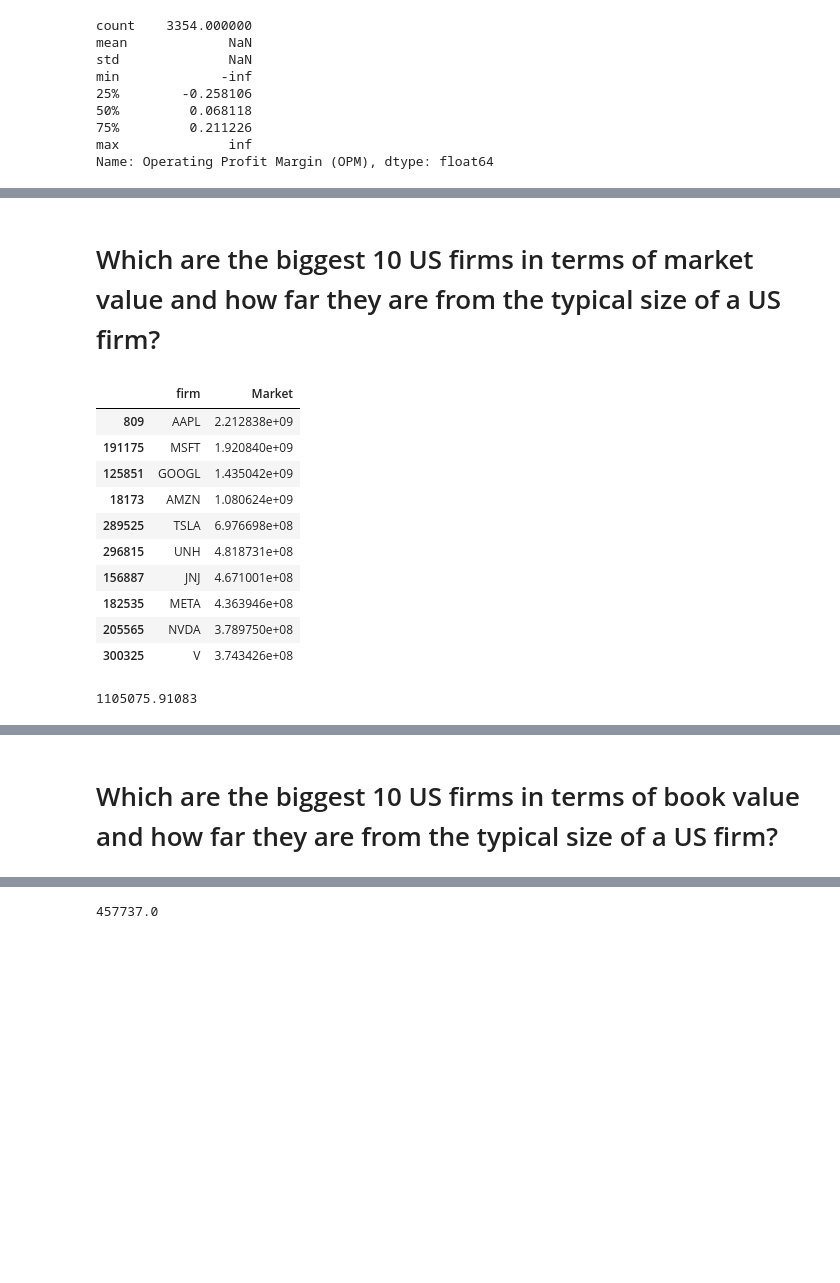
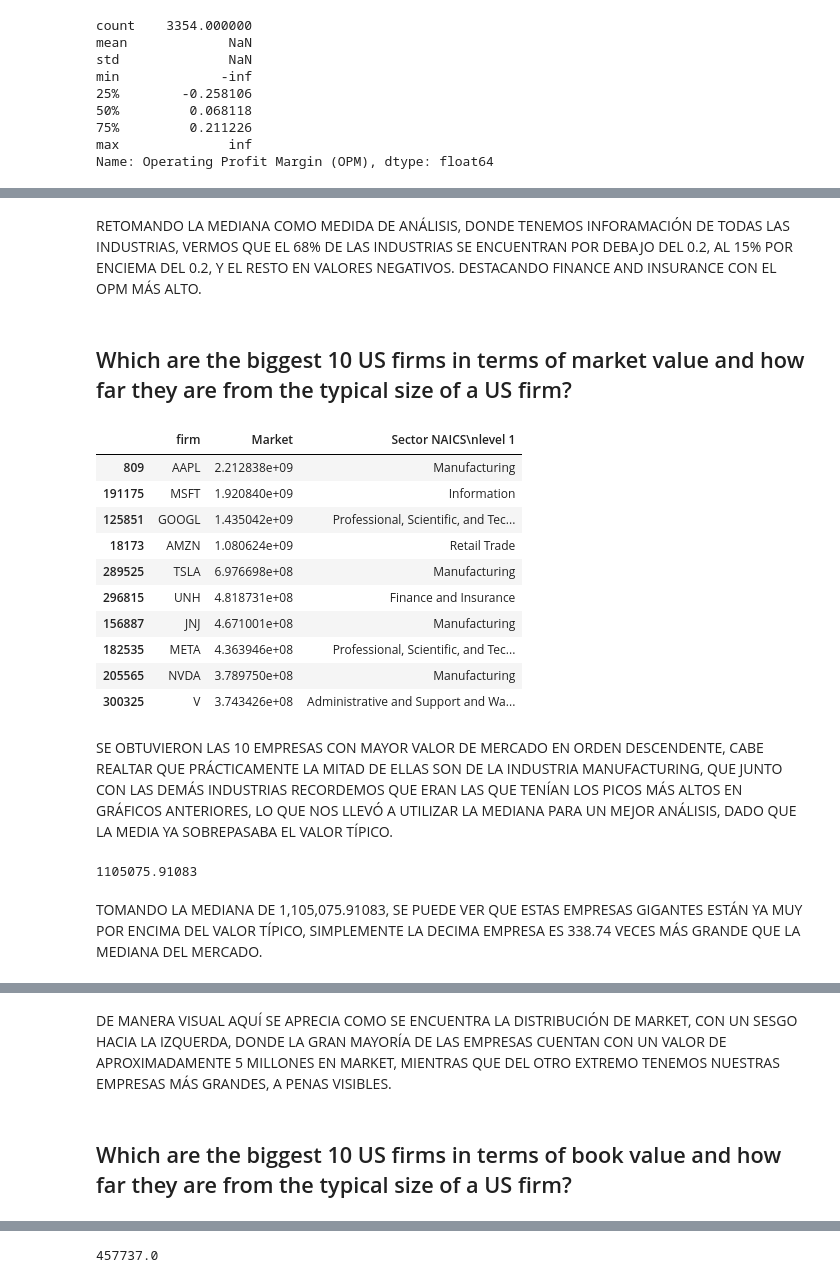
Before and after one commit to A01705746/TC3006C_Estadistica, a Jupyter notebook: Business_case_Understanding_profitability_in_the_US_financial_market.ipynb, the cells around one changed output, grey strips where cells are left out. Drawn from its saved outputs; the diff is of its cells as text; code cells hidden in the pictures; blank space fills up the shorter version.

```diff
--- a/Business_case_Understanding_profitability_in_the_US_financial_market.ipynb
+++ b/Business_case_Understanding_profitability_in_the_US_financial_market.ipynb
@@ -404,27 +412,35 @@ typical_firm
+# %% [markdown]
+RETOMANDO LA MEDIANA COMO MEDIDA DE ANÁLISIS, DONDE TENEMOS INFORAMACIÓN DE TODAS LAS INDUSTRIAS, VERMOS QUE EL 68% DE LAS INDUSTRIAS SE ENCUENTRAN POR DEBAJO DEL 0.2, AL 15% POR ENCIEMA DEL 0.2, Y EL RESTO EN VALORES NEGATIVOS. DESTACANDO FINANCE AND INSURANCE CON EL OPM MÁS ALTO.
 # %% [markdown]
-# Which are the biggest 10 US firms in terms of market value and how far they are from the typical size of a US firm?
+## Which are the biggest 10 US firms in terms of market value and how far they are from the typical size of a US firm?
 # %%
-last_quarter[['firm', 'Market']].sort_values('Market', ascending=False).head(10)
+last_quarter[['firm', 'Market','Sector NAICS\nlevel 1']].sort_values('Market', ascending=False).head(10)
 # %% [output]
-|  | firm | Market |
-| 809 | AAPL | 2.212838e+09 |
-| 191175 | MSFT | 1.920840e+09 |
-| 125851 | GOOGL | 1.435042e+09 |
-| 18173 | AMZN | 1.080624e+09 |
-| 289525 | TSLA | 6.976698e+08 |
-| 296815 | UNH | 4.818731e+08 |
-| 156887 | JNJ | 4.671001e+08 |
-| 182535 | META | 4.363946e+08 |
-| 205565 | NVDA | 3.789750e+08 |
-| 300325 | V | 3.743426e+08 |
+|  | firm | Market | Sector NAICS\nlevel 1 |
+| 809 | AAPL | 2.212838e+09 | Manufacturing |
+| 191175 | MSFT | 1.920840e+09 | Information |
+| 125851 | GOOGL | 1.435042e+09 | Professional, Scientific, and Tec... |
+| 18173 | AMZN | 1.080624e+09 | Retail Trade |
+| 289525 | TSLA | 6.976698e+08 | Manufacturing |
+| 296815 | UNH | 4.818731e+08 | Finance and Insurance |
+| 156887 | JNJ | 4.671001e+08 | Manufacturing |
+| 182535 | META | 4.363946e+08 | Professional, Scientific, and Tec... |
+| 205565 | NVDA | 3.789750e+08 | Manufacturing |
+| 300325 | V | 3.743426e+08 | Administrative and Support and Wa... |
+# %% [markdown]
+SE OBTUVIERON LAS 10 EMPRESAS CON MAYOR VALOR DE MERCADO EN ORDEN DESCENDENTE, CABE REALTAR QUE PRÁCTICAMENTE LA MITAD DE ELLAS SON DE LA INDUSTRIA MANUFACTURING, QUE JUNTO CON LAS DEMÁS INDUSTRIAS RECORDEMOS QUE ERAN LAS QUE TENÍAN LOS PICOS MÁS ALTOS EN GRÁFICOS ANTERIORES, LO QUE NOS LLEVÓ A UTILIZAR LA MEDIANA PARA UN MEJOR ANÁLISIS, DADO QUE LA MEDIA YA SOBREPASABA EL VALOR TÍPICO.
 # %%
 print(last_quarter['Market'].median())
 # %% [output]
 1105075.91083
+# %% [markdown]
+TOMANDO LA MEDIANA DE 1,105,075.91083, SE PUEDE VER QUE ESTAS EMPRESAS GIGANTES ESTÁN YA MUY POR ENCIMA DEL VALOR TÍPICO, SIMPLEMENTE LA DECIMA EMPRESA ES 338.74 VECES MÁS GRANDE QUE LA MEDIANA DEL MERCADO.
 # %%
 px.histogram(last_quarter['Market'])
 # %% [output]
 [interactive output not drawn]
+# %% [markdown]
+DE MANERA VISUAL AQUÍ SE APRECIA COMO SE ENCUENTRA LA DISTRIBUCIÓN DE MARKET, CON UN SESGO HACIA LA IZQUERDA, DONDE LA GRAN MAYORÍA DE LAS EMPRESAS CUENTAN CON UN VALOR DE APROXIMADAMENTE 5 MILLONES EN MARKET, MIENTRAS QUE DEL OTRO EXTREMO TENEMOS NUESTRAS EMPRESAS MÁS GRANDES, A PENAS VISIBLES.
 # %% [markdown]
-# Which are the biggest 10 US firms in terms of book value and how far they are from the typical size of a US firm?
+## Which are the biggest 10 US firms in terms of book value and how far they are from the typical size of a US firm?
 # %%
```
Also changed, not shown: parts of 102 cells of this notebook.
